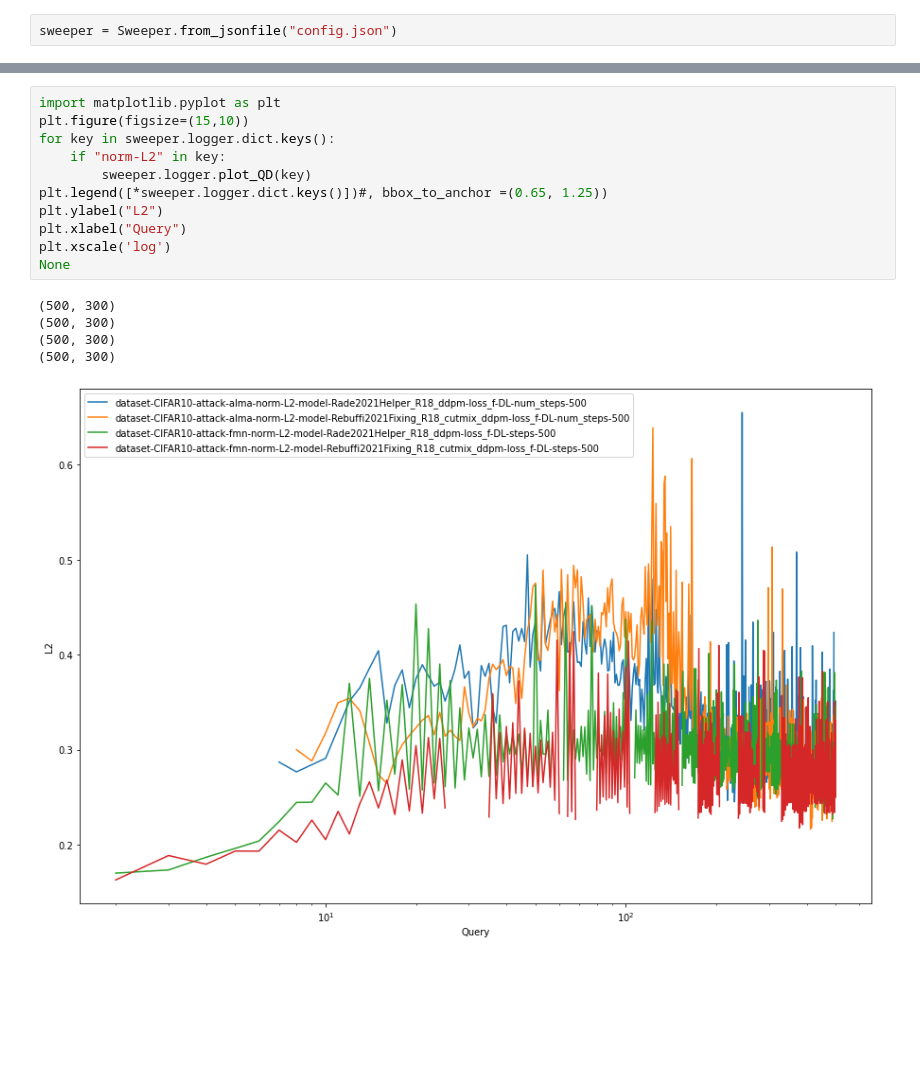
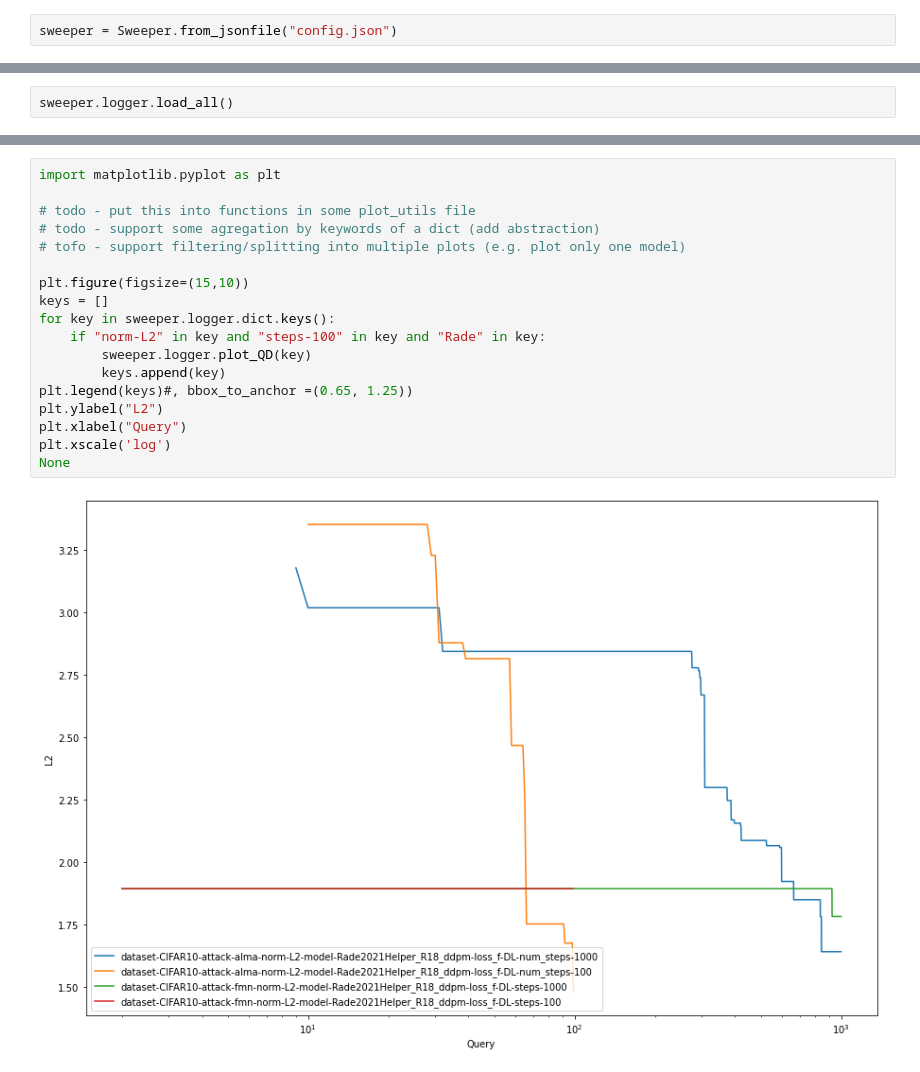
Before and after one commit to michal-stary/adversarial-ml-comparison, a Jupyter notebook: src/Comparison.ipynb, the cells around one changed output, grey strips where cells are left out. Cells and saved outputs as stored; diff of their text form; blank space fills up the shorter version.

```diff
--- a/src/Comparison.ipynb
+++ b/src/Comparison.ipynb
@@ -19 +28,3 @@ sweeper.config_df
+# %%
+sweeper.logger.load_all()
 # %%
@@ -85,20 +44,23 @@ Done: 6/6
 # %%
 import matplotlib.pyplot as plt
+
+# todo - put this into functions in some plot_utils file
+# todo - support some agregation by keywords of a dict (add abstraction)
+# tofo - support filtering/splitting into multiple plots (e.g. plot only one model)
+
 plt.figure(figsize=(15,10))
+keys = []
 for key in sweeper.logger.dict.keys():
-    if "norm-L2" in key:
+    if "norm-L2" in key and "steps-100" in key and "Rade" in key:
         sweeper.logger.plot_QD(key)
-plt.legend([*sweeper.logger.dict.keys()])#, bbox_to_anchor =(0.65, 1.25))
+        keys.append(key)
+plt.legend(keys)#, bbox_to_anchor =(0.65, 1.25))
 plt.ylabel("L2")
 plt.xlabel("Query")
 plt.xscale('log')
 None
 # %% [output]
-(500, 300)
-(500, 300)
-(500, 300)
-(500, 300)
-[figure, old version]
+[figure, new version]
 # %%
 plt.figure(figsize=(15,10))
 for key in sweeper.logger.dict.keys():
```
Also changed, not shown: parts of 6 cells of this notebook, 5 other files.
